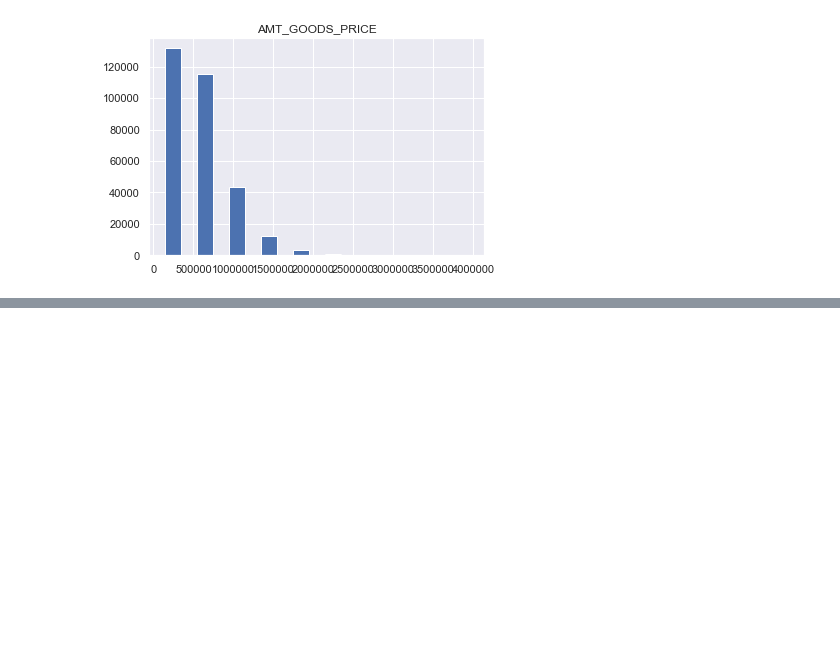
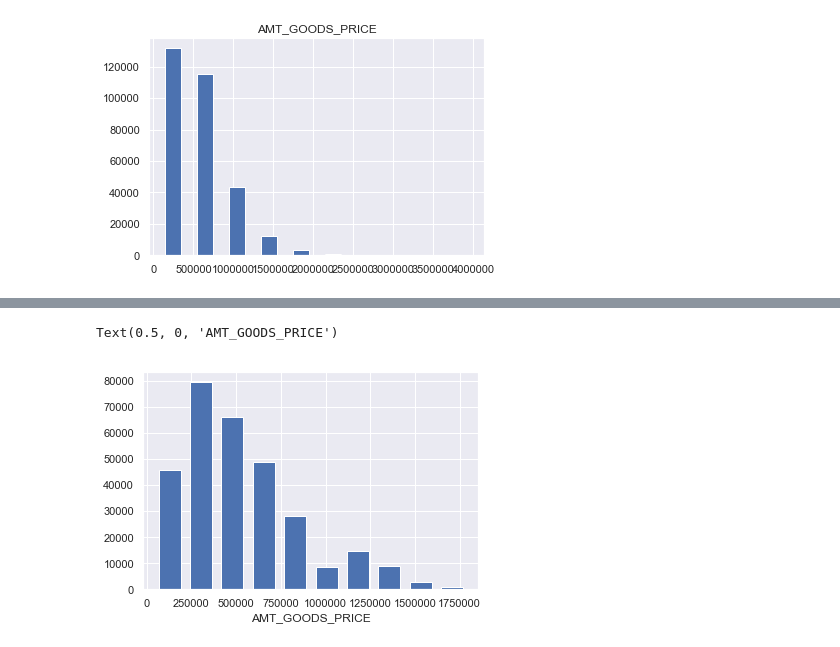
Before and after one commit to sunnike/2nd-ML100Days, a Jupyter notebook: homework/Day_005_HW.ipynb, the cells around one changed output, grey strips where cells are left out. Drawn from its saved outputs; the diff is of its cells as text; code cells hidden in the pictures; blank space fills up the shorter version.

```diff
--- a/homework/Day_005_HW.ipynb
+++ b/homework/Day_005_HW.ipynb
@@ -42,0 +80,7 @@ plt.show()
+# %%
+# 套用官方解答
+app_train.loc[app_train['AMT_GOODS_PRICE']<app_train['AMT_GOODS_PRICE'].quantile(0.99)]['AMT_GOODS_PRICE'].hist(rwidth=0.7)
+plt.xlabel('AMT_GOODS_PRICE')
+# %% [output]
+Text(0.5, 0, 'AMT_GOODS_PRICE')
+[figure, added]
```
Also changed, not shown: parts of 6 cells of this notebook, 3 other files.
